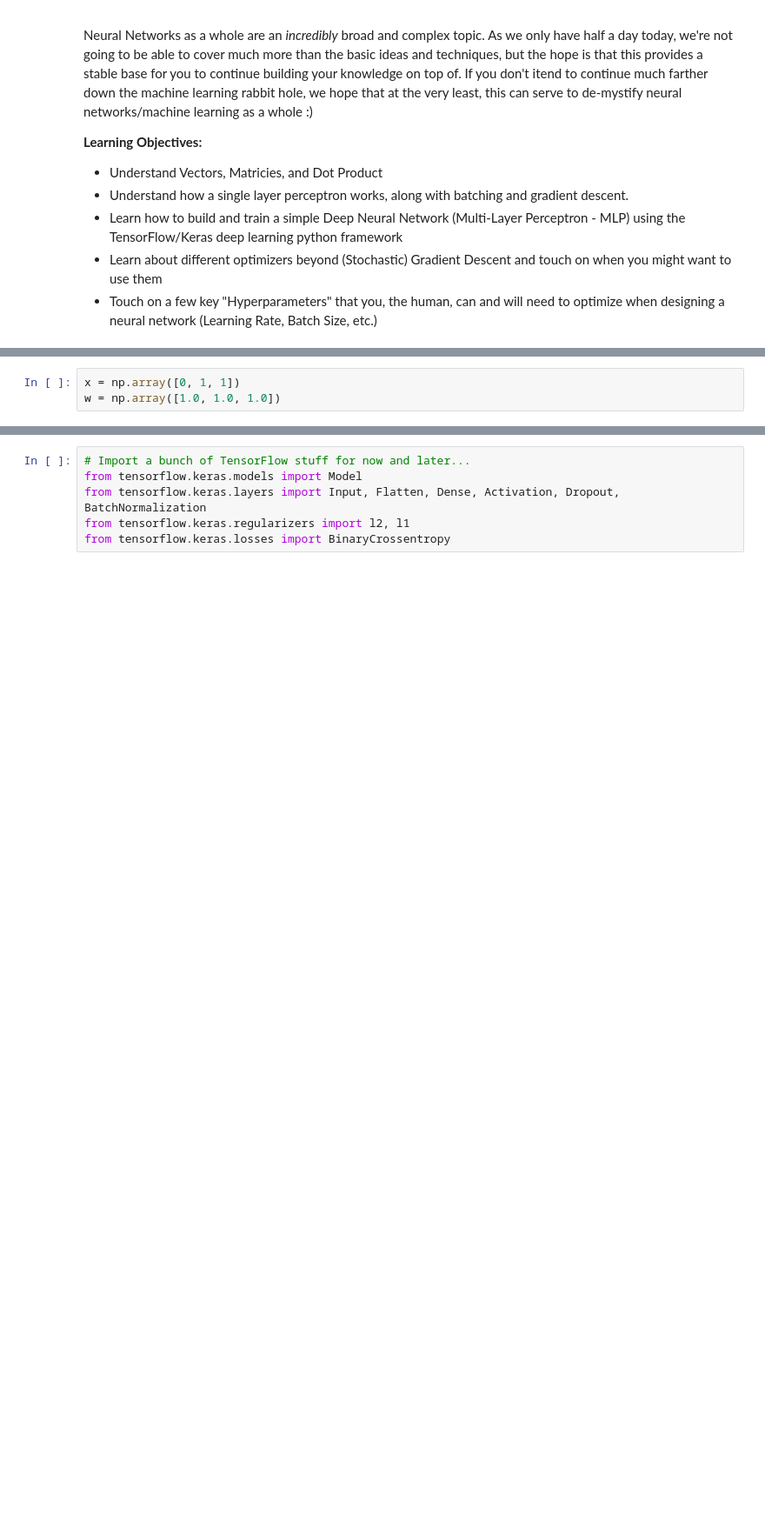
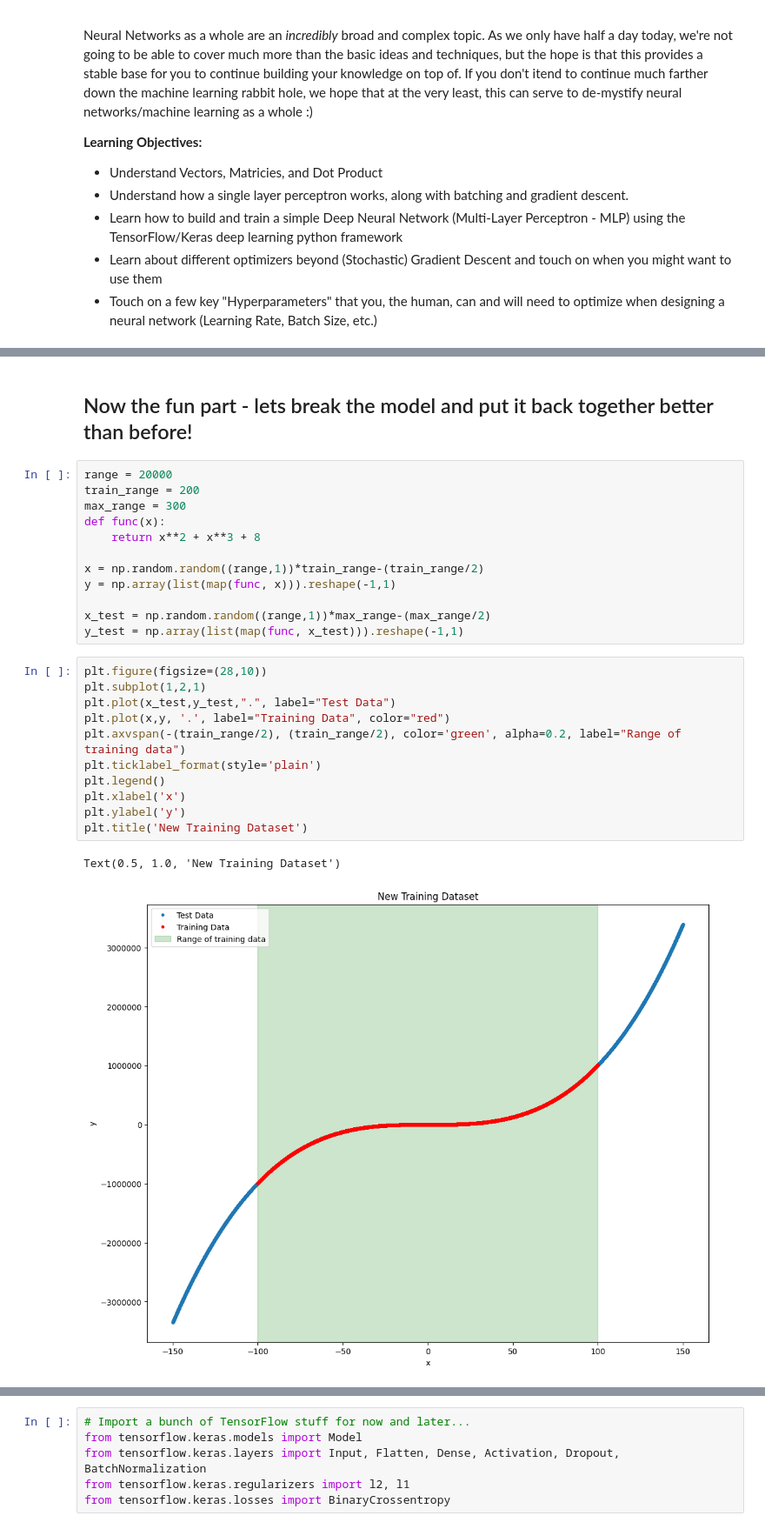
Before and after one commit to BNL-Fermilab-RENEW/tutorials_2025, a Jupyter notebook: DeepNeuralNetworks/DNN.ipynb, the cells around one changed output, grey strips where cells are left out. Shown at 87% size. Drawn from its saved outputs; the diff is of its cells as text; blank space fills up the shorter version.

```diff
--- a/DeepNeuralNetworks/DNN.ipynb
+++ b/DeepNeuralNetworks/DNN.ipynb
@@ -254,3 +254,0 @@ In other words, $w_1$ and $w_2$ represent weights for $x_1$ and $x_2$, respectiv
-# %%
-x = np.array([0, 1, 1])
-w = np.array([1.0, 1.0, 1.0])
@@ -474,0 +379,28 @@ Here, we'll show you how to do some basic operations in **TensorFlow/Keras**, bu
+# %% [markdown]
+## Now the fun part - lets break the model and put it back together better than before!
+# %%
+range = 20000
+train_range = 200
+max_range = 300
+def func(x):
+    return x**2 + x**3 + 8
+
+x = np.random.random((range,1))*train_range-(train_range/2)
+y = np.array(list(map(func, x))).reshape(-1,1)
+
+x_test = np.random.random((range,1))*max_range-(max_range/2)
+y_test = np.array(list(map(func, x_test))).reshape(-1,1)
+# %%
+plt.figure(figsize=(28,10))
+plt.subplot(1,2,1)
+plt.plot(x_test,y_test,".", label="Test Data")
+plt.plot(x,y, '.', label="Training Data", color="red")
+plt.axvspan(-(train_range/2), (train_range/2), color='green', alpha=0.2, label="Range of training data")
+plt.ticklabel_format(style='plain')
+plt.legend()
+plt.xlabel('x')
+plt.ylabel('y')
+plt.title('New Training Dataset')
+# %% [output]
+Text(0.5, 1.0, 'New Training Dataset')
+[figure, added]
```
Also changed, not shown: parts of 67 cells of this notebook, 1 other file.
